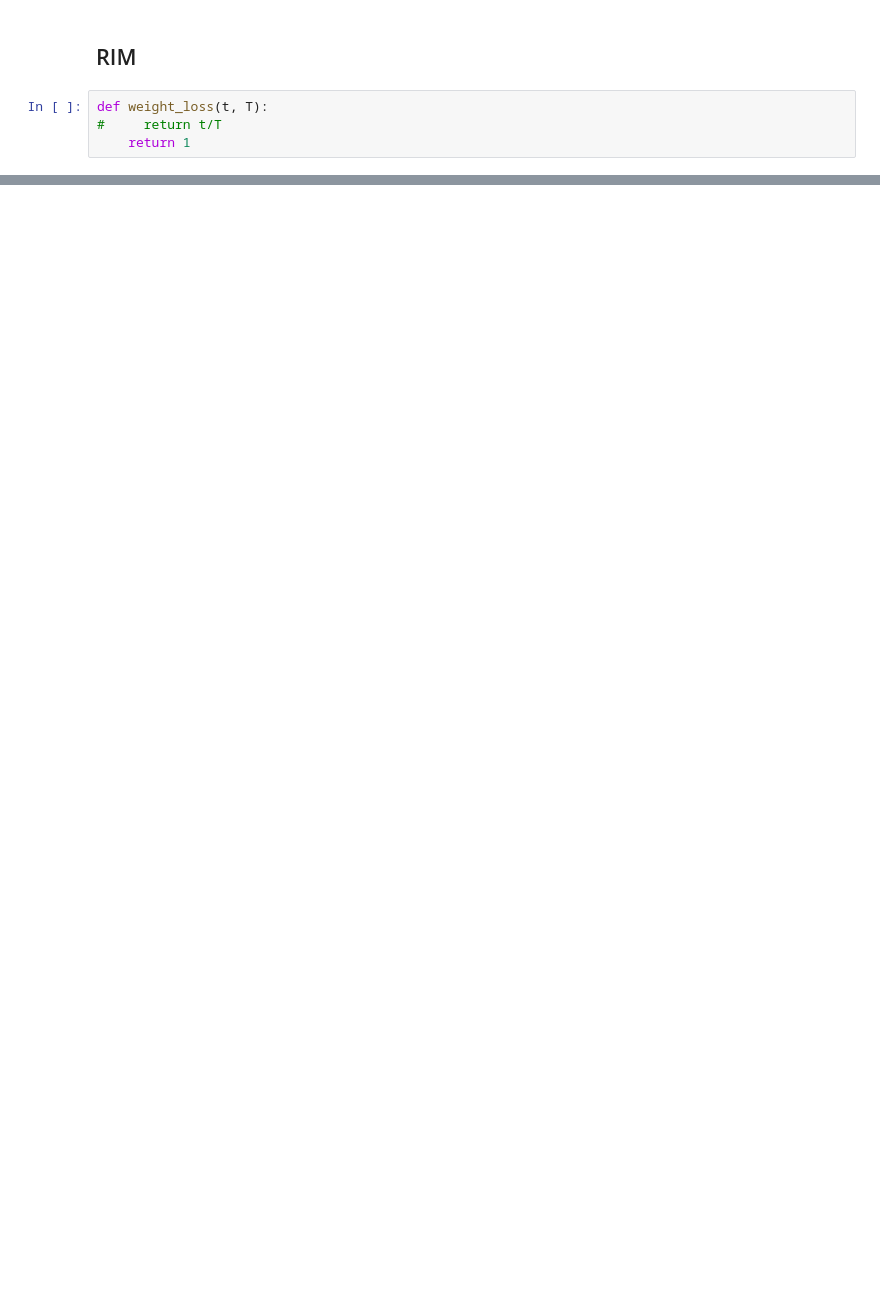
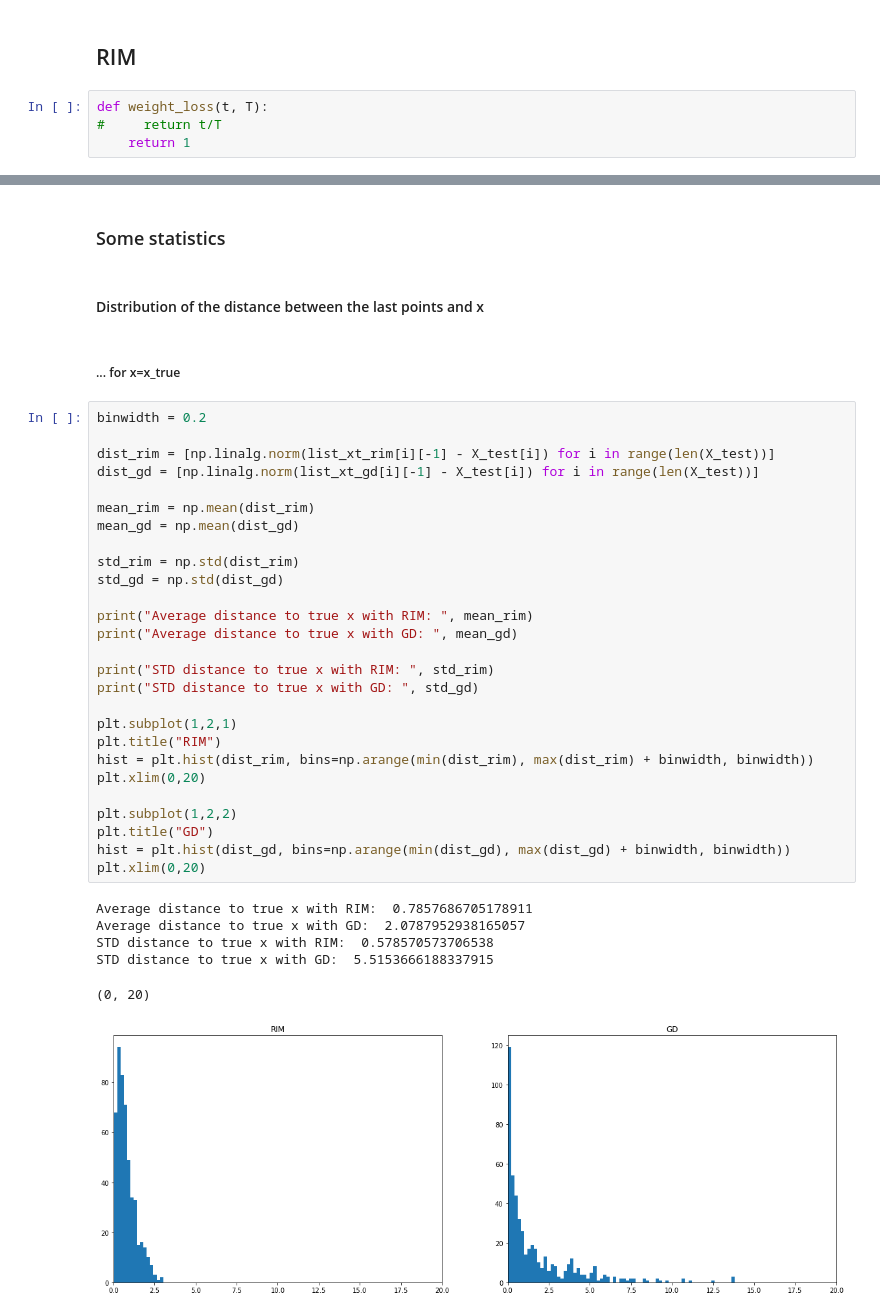
Before and after one commit to artix41/RIM-pytorch, a Jupyter notebook: rim-toy.ipynb, the cells around one changed output, grey strips where cells are left out. Drawn from its saved outputs; the diff is of its cells as text; blank space fills up the shorter version.

```diff
--- a/rim-toy.ipynb
+++ b/rim-toy.ipynb
@@ -189,0 +256,40 @@ Loss: 0.001566
+# %% [markdown]
+### Some statistics
+# %% [markdown]
+#### Distribution of the distance between the last points and x
+# %% [markdown]
+##### ... for x=x_true
+# %%
+binwidth = 0.2
+
+dist_rim = [np.linalg.norm(list_xt_rim[i][-1] - X_test[i]) for i in range(len(X_test))]
+dist_gd = [np.linalg.norm(list_xt_gd[i][-1] - X_test[i]) for i in range(len(X_test))]
+
+mean_rim = np.mean(dist_rim)
+mean_gd = np.mean(dist_gd)
+
+std_rim = np.std(dist_rim)
+std_gd = np.std(dist_gd)
+
+print("Average distance to true x with RIM: ", mean_rim)
+print("Average distance to true x with GD: ", mean_gd)
+
+print("STD distance to true x with RIM: ", std_rim)
+print("STD distance to true x with GD: ", std_gd)
+
+plt.subplot(1,2,1)
+plt.title("RIM")
+hist = plt.hist(dist_rim, bins=np.arange(min(dist_rim), max(dist_rim) + binwidth, binwidth))
+plt.xlim(0,20)
+
+plt.subplot(1,2,2)
+plt.title("GD")
+hist = plt.hist(dist_gd, bins=np.arange(min(dist_gd), max(dist_gd) + binwidth, binwidth))
+plt.xlim(0,20)
+# %% [output]
+Average distance to true x with RIM:  0.7857686705178911
+Average distance to true x with GD:  2.0787952938165057
+STD distance to true x with RIM:  0.578570573706538
+STD distance to true x with GD:  5.5153666188337915
+(0, 20)
+[figure, added]
```
Also changed, not shown: parts of 37 cells of this notebook.
